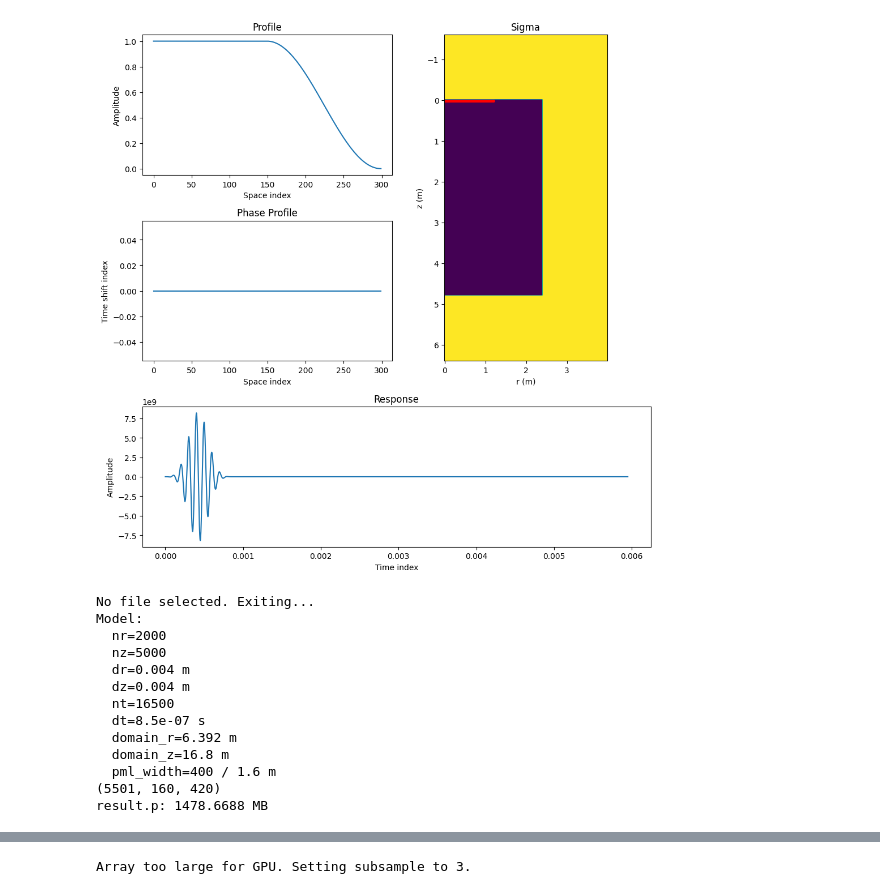
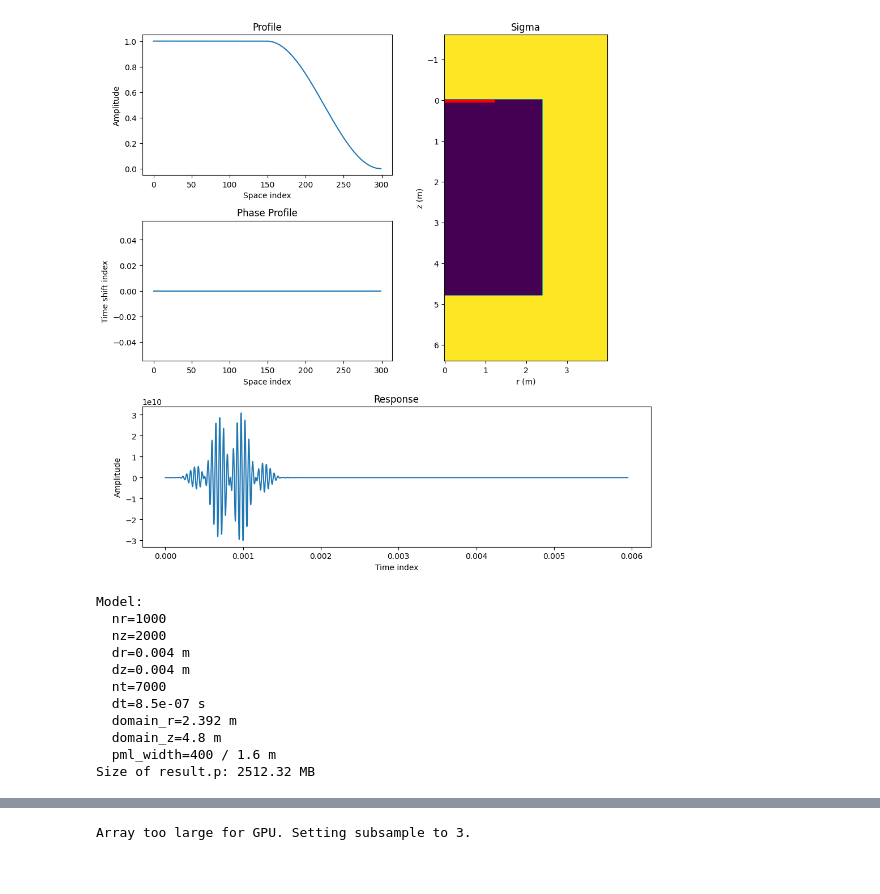
Before and after one commit to JesseDaSnail/MEP_refactored, a Jupyter notebook: main.ipynb, the cells around one changed output, grey strips where cells are left out. Cells and saved outputs as stored; diff of their text form; code cells hidden in the pictures.

```diff
--- a/main.ipynb
+++ b/main.ipynb
@@ -58,31 +54,29 @@ model.plot(axis_label="space")
 [figure]
 # %%
+################################
+# Create source                #
+################################
+
+# Set source parameters
+source_width: int = int(1.2 / dr)
+isr: int = 0        # source index r
+isz: int = width+5  # source index z
+ist: int = 0        # shifting of source time function
+pulse_length: int = 2000  # length of the pulse in number of time steps
+amplitude: float = 10e5  # Source amplitude. Does not correspond 1 to 1 with the amplitude of generated wave.
+
+f0: float = 20e3        # center frequency of source (Hz)
+delta_f: float = 3e3    # Difference frequency for parametric source
+
 # Create source
-# source_width_x = nx // 10
-source_width = int(1.2 / dr)
+source = ParametricSource(isr, isz, source_width, amplitude, f0-delta_f/2, f0+delta_f/2, nt, dt, dr, dz, ist, pulse_length)
+# source = CosineSource(isr, isz, source_width, amplitude, f0, nt, dt, dr, dz, ist, pulse_width)
 
-isr = 0  # source index x - nx // 2
-isz = width+5     # source index z - 5
-# isz = nz//2
-f0 = 10e3     # dominant frequency of source (Hz)
-omega0 = 2*np.pi*f0
-amplitude = 10e5*scaleT  # (Pa)
-# pulse_width = 5e6
-pulse_width = int(1000*scaleT)
-ist = 0     # shifting of source time function
-# pulse_width = int(5e6*scaleT)
-# ist = 300
-
-delta_f = 10e3
-
-source = CosineSource(isr, isz, source_width, amplitude, f0, nt, dt, dr, dz, ist, pulse_width)
-# source = SimpleSource(isx, isy, isz, source_width_x, source_width_y, amplitude, f0, nt, dt, dx, ist)
-# source = ParametricSource(isr, isz, source_width, amplitude, f0-delta_f/2, f0+delta_f/2, nt, dt, dr, dz, ist, pulse_width)
-source.profile = source.generate_profile(alpha=0.5)
-# source = CosineSource(isx, isy, isz, source_width_x, source_width_y, amplitude, f0, nt, dt, dx, ist, pulse_width)
 # source.set_focus(20, 0, 30, c0)
 
+# Plot source information, including spatial window, phase profile due to
+# focussing, location in the domain, and pulse response
 source.plot_info(model=model)
 # %% [output]
-[figure, old version]
+[figure, new version]
 # %%
@@ -95,38 +92,29 @@ isnap = 1
 result = sim.run_simulation_cuda(type="nonlinear")
 # %%
-# Use file browser to get file path
+###################################
+# Load SimulationResult from file #
+###################################
+
 result_loaded = load_from_file()
 if result_loaded is not None:
     result = result_loaded
 
-    # unpack model dimensions
-    model = result.model
-    nr = result.model.nr
-    nz = result.model.nz
-    nt = result.model.nt
-    dr = result.model.dr
-    dz = result.model.dz
-    dt = result.model.dt
-
     if result.sources[0].__class__.__name__ == "ParametricSource":
         delta_f = abs(result.sources[0].frequency1 - result.sources[0].frequency2)
 
-print(model)
+print(result.model)
 
-print(result.p.shape)
-print(f"result.p: {result.p.nbytes/1e6} MB")
+print(f"Size of result.p: {result.p.nbytes/1e6:.2f} MB")
 # del result
 # %% [output]
-No file selected. Exiting...
 Model:
-  nr=2000
-  nz=5000
+  nr=1000
+  nz=2000
   dr=0.004 m
   dz=0.004 m
-  nt=16500
+  nt=7000
   dt=8.5e-07 s
-  domain_r=6.392 m
-  domain_z=16.8 m
+  domain_r=2.392 m
+  domain_z=4.8 m
   pml_width=400 / 1.6 m
-(5501, 160, 420)
-result.p: 1478.6688 MB
+Size of result.p: 2512.32 MB
```
Also changed, not shown: parts of 18 cells of this notebook, 2 other files.
